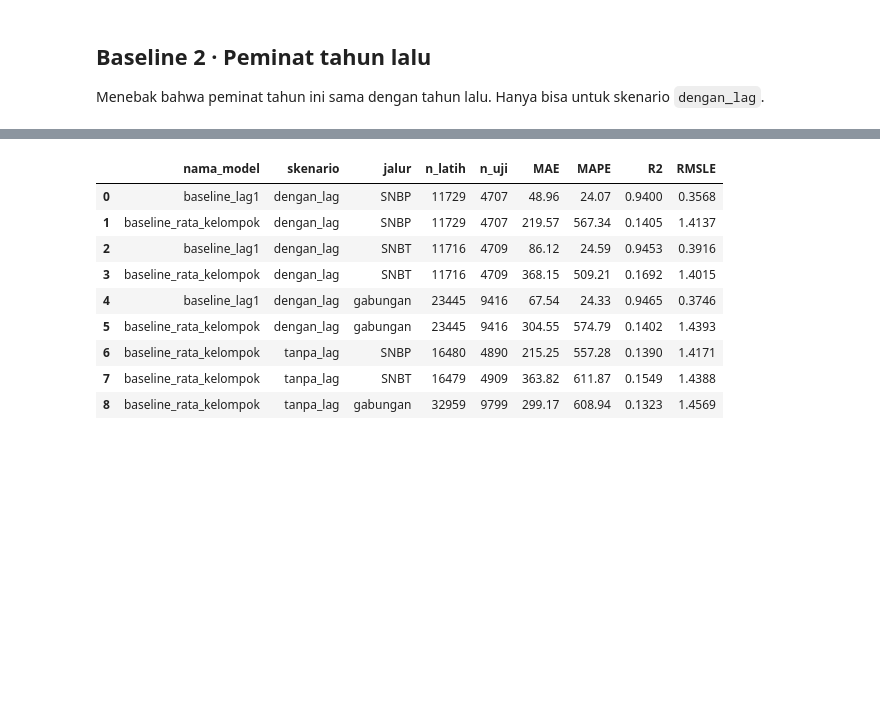
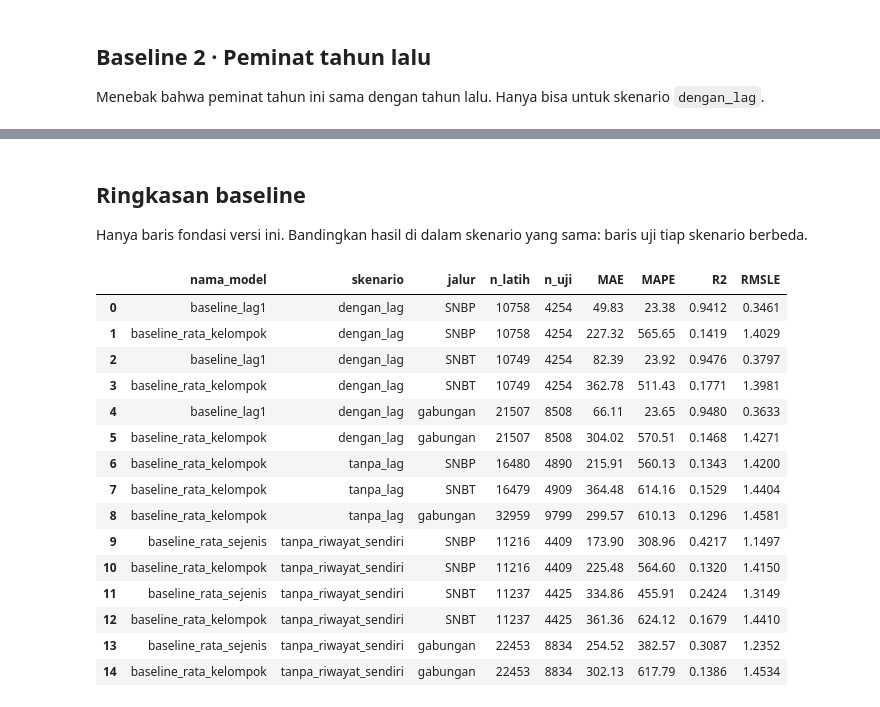
Before and after one commit to samythh/estimasi-peminat-snpmb, a Jupyter notebook: notebooks/00_baseline.ipynb, the cells around one changed output, grey strips where cells are left out. Saved outputs shown, nothing was run; the diff lists cells and outputs as text; code cells hidden in the pictures; blank space fills up the shorter version.

```diff
--- a/notebooks/00_baseline.ipynb
+++ b/notebooks/00_baseline.ipynb
@@ -110,16 +181,27 @@ for jalur in (None, "SNBP", "SNBT"):
+# %% [markdown]
+## Ringkasan baseline
+
+Hanya baris fondasi versi ini. Bandingkan hasil di dalam skenario yang sama: baris uji tiap skenario berbeda.
 # %%
 hasil = pd.read_csv(FILE_EVALUASI)
-hasil = hasil[hasil["nama_model"].str.startswith("baseline")]
+hasil = hasil[hasil["nama_model"].str.startswith("baseline")
+              & (hasil["versi_fondasi"] == VERSI_FONDASI)]
 hasil[["nama_model", "skenario", "jalur", "n_latih", "n_uji", "MAE", "MAPE", "R2", "RMSLE"]] \
-    .sort_values(["skenario", "jalur", "nama_model"]).reset_index(drop=True)
+    .sort_values(["skenario", "jalur", "MAE"]).reset_index(drop=True)
 # %% [output]
 |  | nama_model | skenario | jalur | n_latih | n_uji | MAE | MAPE | R2 | RMSLE |
-| 0 | baseline_lag1 | dengan_lag | SNBP | 11729 | 4707 | 48.96 | 24.07 | 0.9400 | 0.3568 |
-| 1 | baseline_rata_kelompok | dengan_lag | SNBP | 11729 | 4707 | 219.57 | 567.34 | 0.1405 | 1.4137 |
-| 2 | baseline_lag1 | dengan_lag | SNBT | 11716 | 4709 | 86.12 | 24.59 | 0.9453 | 0.3916 |
-| 3 | baseline_rata_kelompok | dengan_lag | SNBT | 11716 | 4709 | 368.15 | 509.21 | 0.1692 | 1.4015 |
-| 4 | baseline_lag1 | dengan_lag | gabungan | 23445 | 9416 | 67.54 | 24.33 | 0.9465 | 0.3746 |
-| 5 | baseline_rata_kelompok | dengan_lag | gabungan | 23445 | 9416 | 304.55 | 574.79 | 0.1402 | 1.4393 |
-| 6 | baseline_rata_kelompok | tanpa_lag | SNBP | 16480 | 4890 | 215.25 | 557.28 | 0.1390 | 1.4171 |
-| 7 | baseline_rata_kelompok | tanpa_lag | SNBT | 16479 | 4909 | 363.82 | 611.87 | 0.1549 | 1.4388 |
-| 8 | baseline_rata_kelompok | tanpa_lag | gabungan | 32959 | 9799 | 299.17 | 608.94 | 0.1323 | 1.4569 |
+| 0 | baseline_lag1 | dengan_lag | SNBP | 10758 | 4254 | 49.83 | 23.38 | 0.9412 | 0.3461 |
+| 1 | baseline_rata_kelompok | dengan_lag | SNBP | 10758 | 4254 | 227.32 | 565.65 | 0.1419 | 1.4029 |
+| 2 | baseline_lag1 | dengan_lag | SNBT | 10749 | 4254 | 82.39 | 23.92 | 0.9476 | 0.3797 |
+| 3 | baseline_rata_kelompok | dengan_lag | SNBT | 10749 | 4254 | 362.78 | 511.43 | 0.1771 | 1.3981 |
+| 4 | baseline_lag1 | dengan_lag | gabungan | 21507 | 8508 | 66.11 | 23.65 | 0.9480 | 0.3633 |
+| 5 | baseline_rata_kelompok | dengan_lag | gabungan | 21507 | 8508 | 304.02 | 570.51 | 0.1468 | 1.4271 |
+| 6 | baseline_rata_kelompok | tanpa_lag | SNBP | 16480 | 4890 | 215.91 | 560.13 | 0.1343 | 1.4200 |
+| 7 | baseline_rata_kelompok | tanpa_lag | SNBT | 16479 | 4909 | 364.48 | 614.16 | 0.1529 | 1.4404 |
+| 8 | baseline_rata_kelompok | tanpa_lag | gabungan | 32959 | 9799 | 299.57 | 610.13 | 0.1296 | 1.4581 |
+| 9 | baseline_rata_sejenis | tanpa_riwayat_sendiri | SNBP | 11216 | 4409 | 173.90 | 308.96 | 0.4217 | 1.1497 |
+| 10 | baseline_rata_kelompok | tanpa_riwayat_sendiri | SNBP | 11216 | 4409 | 225.48 | 564.60 | 0.1320 | 1.4150 |
+| 11 | baseline_rata_sejenis | tanpa_riwayat_sendiri | SNBT | 11237 | 4425 | 334.86 | 455.91 | 0.2424 | 1.3149 |
+| 12 | baseline_rata_kelompok | tanpa_riwayat_sendiri | SNBT | 11237 | 4425 | 361.36 | 624.12 | 0.1679 | 1.4410 |
+| 13 | baseline_rata_sejenis | tanpa_riwayat_sendiri | gabungan | 22453 | 8834 | 254.52 | 382.57 | 0.3087 | 1.2352 |
+| 14 | baseline_rata_kelompok | tanpa_riwayat_sendiri | gabungan | 22453 | 8834 | 302.13 | 617.79 | 0.1386 | 1.4534 |
```
Also changed, not shown: parts of 17 cells of this notebook, 15 other files.
